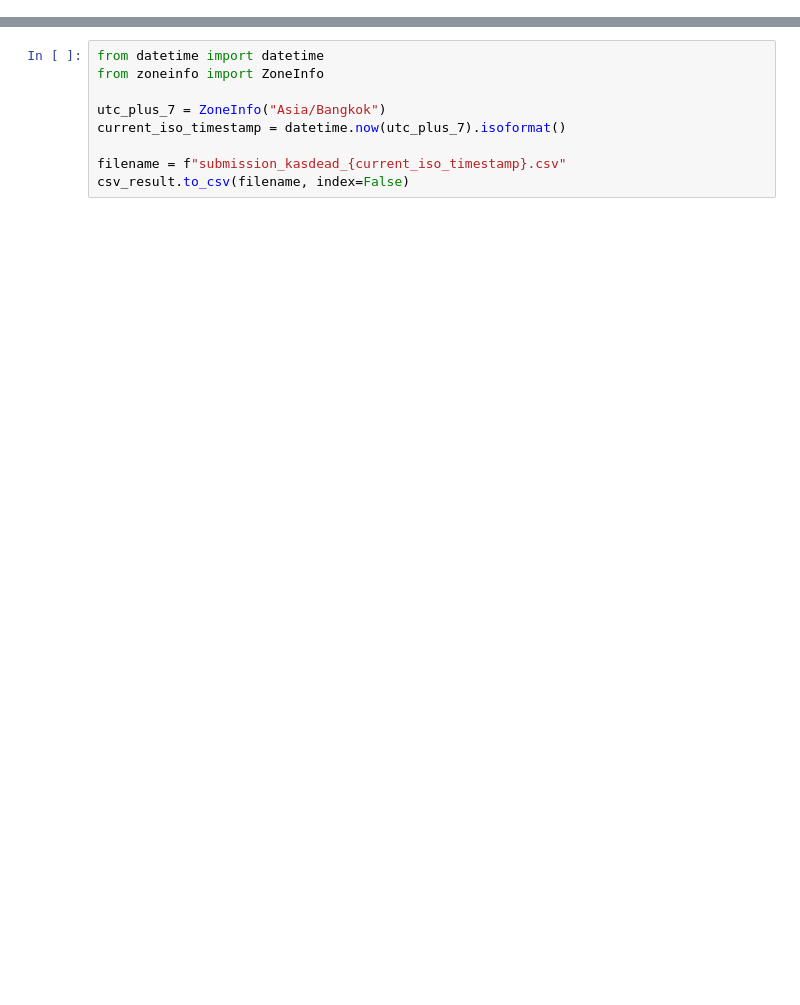
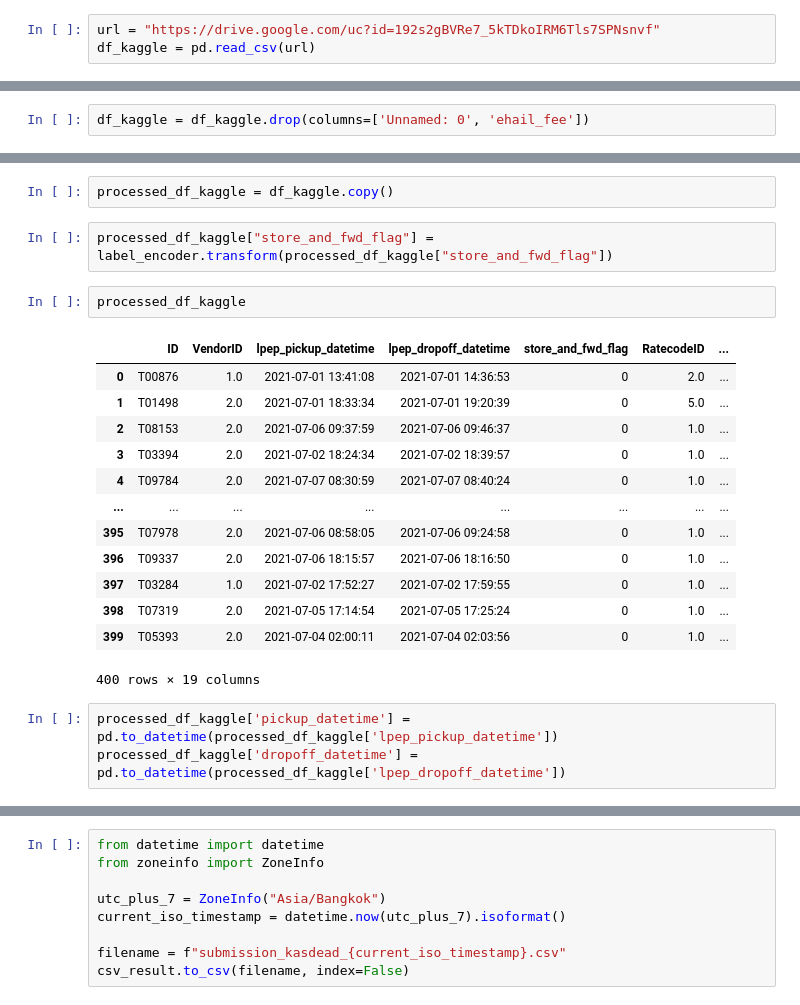
Before and after one commit to kasdead-4432/kasdead, a Jupyter notebook: icha-regress-catboost.ipynb, the cells around one changed output, grey strips where cells are left out. Cells and saved outputs as stored; diff of their text form; blank space fills up the shorter version.

```diff
--- a/icha-regress-catboost.ipynb
+++ b/icha-regress-catboost.ipynb
@@ -178,0 +232,3 @@ random_search = RandomizedSearchCV(estimator=model, param_distributions=param_gr
+# %%
+url = "https://drive.google.com/uc?id=192s2gBVRe7_5kTDkoIRM6Tls7SPNsnvf"
+df_kaggle = pd.read_csv(url)
@@ -178,0 +245,2 @@ random_search = RandomizedSearchCV(estimator=model, param_distributions=param_gr
+# %%
+df_kaggle = df_kaggle.drop(columns=['Unnamed: 0', 'ehail_fee'])
@@ -178,0 +267,23 @@ random_search = RandomizedSearchCV(estimator=model, param_distributions=param_gr
+# %%
+processed_df_kaggle = df_kaggle.copy()
+# %%
+processed_df_kaggle["store_and_fwd_flag"] = label_encoder.transform(processed_df_kaggle["store_and_fwd_flag"])
+# %%
+processed_df_kaggle
+# %% [output]
+|  | ID | VendorID | lpep_pickup_datetime | lpep_dropoff_datetime | store_and_fwd_flag | RatecodeID | ... |
+| 0 | T00876 | 1.0 | 2021-07-01 13:41:08 | 2021-07-01 14:36:53 | 0 | 2.0 | ... |
+| 1 | T01498 | 2.0 | 2021-07-01 18:33:34 | 2021-07-01 19:20:39 | 0 | 5.0 | ... |
+| 2 | T08153 | 2.0 | 2021-07-06 09:37:59 | 2021-07-06 09:46:37 | 0 | 1.0 | ... |
+| 3 | T03394 | 2.0 | 2021-07-02 18:24:34 | 2021-07-02 18:39:57 | 0 | 1.0 | ... |
+| 4 | T09784 | 2.0 | 2021-07-07 08:30:59 | 2021-07-07 08:40:24 | 0 | 1.0 | ... |
+| ... | ... | ... | ... | ... | ... | ... | ... |
+| 395 | T07978 | 2.0 | 2021-07-06 08:58:05 | 2021-07-06 09:24:58 | 0 | 1.0 | ... |
+| 396 | T09337 | 2.0 | 2021-07-06 18:15:57 | 2021-07-06 18:16:50 | 0 | 1.0 | ... |
+| 397 | T03284 | 1.0 | 2021-07-02 17:52:27 | 2021-07-02 17:59:55 | 0 | 1.0 | ... |
+| 398 | T07319 | 2.0 | 2021-07-05 17:14:54 | 2021-07-05 17:25:24 | 0 | 1.0 | ... |
+| 399 | T05393 | 2.0 | 2021-07-04 02:00:11 | 2021-07-04 02:03:56 | 0 | 1.0 | ... |
+400 rows × 19 columns
+# %%
+processed_df_kaggle['pickup_datetime'] = pd.to_datetime(processed_df_kaggle['lpep_pickup_datetime'])
+processed_df_kaggle['dropoff_datetime'] = pd.to_datetime(processed_df_kaggle['lpep_dropoff_datetime'])
```
Also changed, not shown: parts of 112 cells of this notebook.
